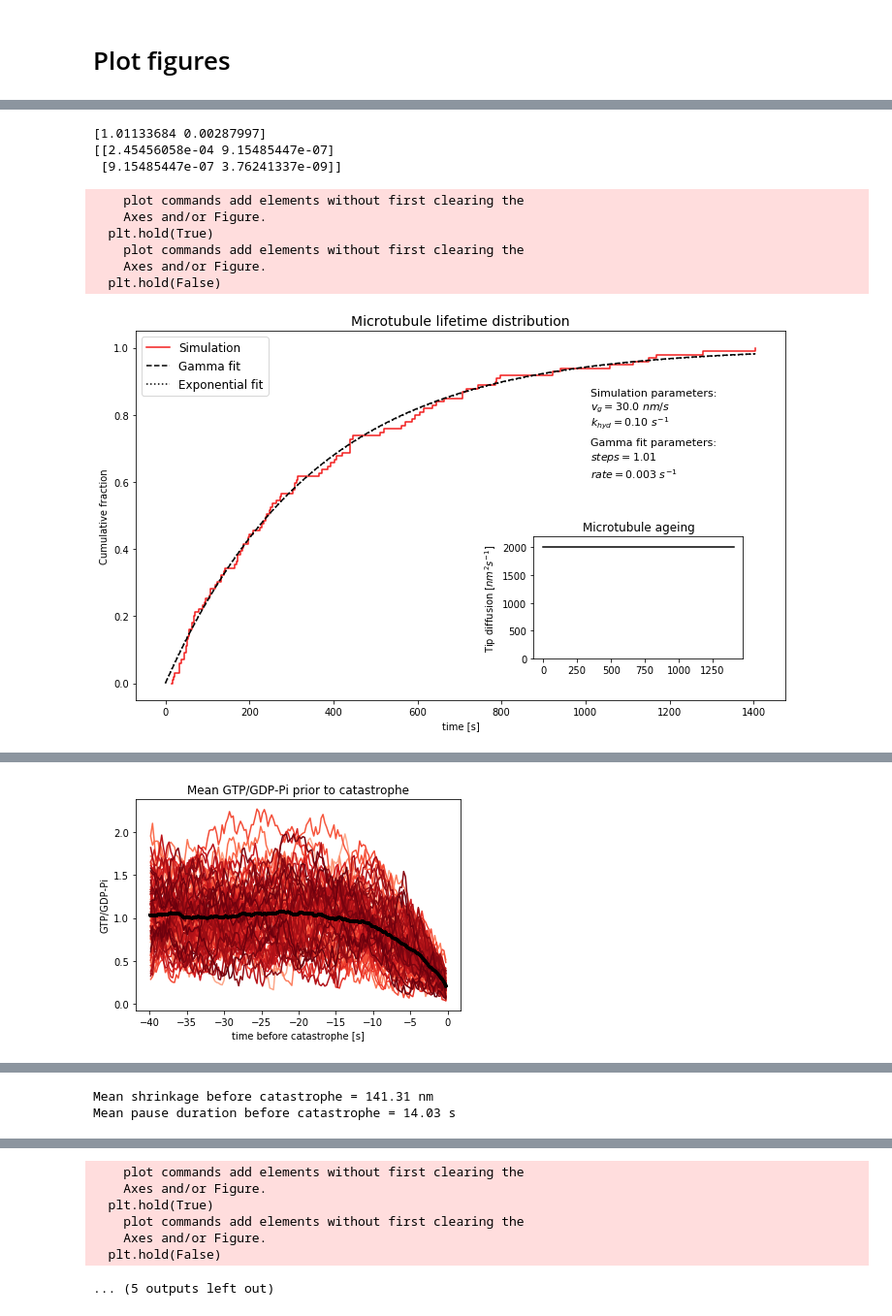
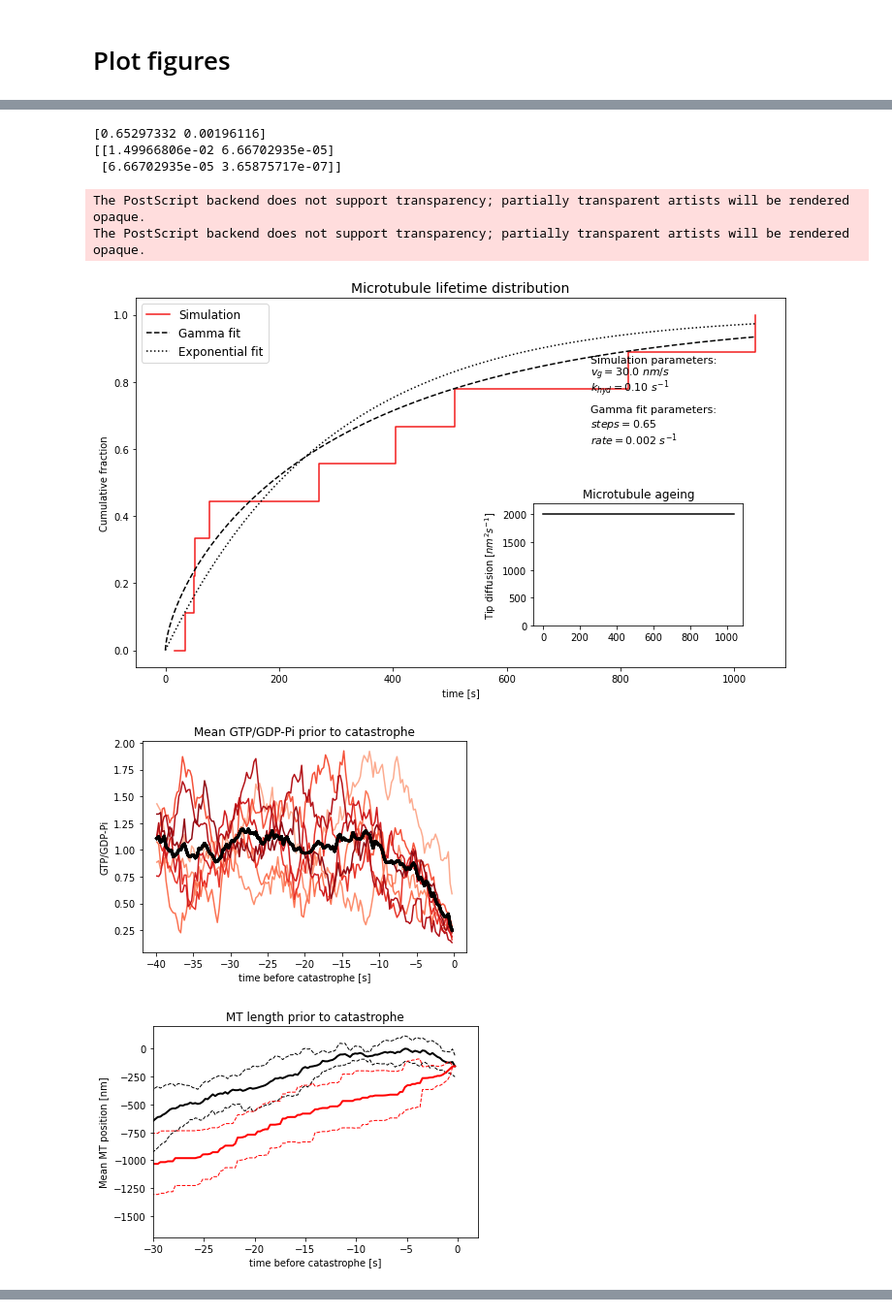
Before and after one commit to mwakok/mt-dynamics, a Jupyter notebook: notebooks/MT_simulation_single_run.ipynb, the cells around one changed output, grey strips where cells are left out. Shown at 97% size. Drawn from its saved outputs; the diff is of its cells as text; code cells hidden in the pictures.

```diff
--- a/notebooks/MT_simulation_single_run.ipynb
+++ b/notebooks/MT_simulation_single_run.ipynb
@@ -38,13 +37,14 @@ simPa = ParameterSet(simParameters.simParameters)
 ### Create folder based on date
 # %%
 # Read actual time + date
-DATE = str(date.today());
-TIME = str(strftime('%X'))
-TIME = TIME.replace(':','-')
+now = datetime.now()
+date_time = now.strftime("%m-%d-%Y__%H-%M-%S")
 
 # Create main folder to save data
-PATH_RESULTS = ROOT + 'SIM_RUNS\\' + DATE + '___' + TIME +'\\'
+PATH_RESULTS = os.path.join(ROOT, 'SIM_RUNS', date_time)
 
+if not os.path.exists(os.path.join(ROOT, 'SIM_RUNS')):
+    os.makedirs(os.path.join(ROOT, 'SIM_RUNS'))
 if simPa.record_data == True:
     os.mkdir(PATH_RESULTS) # create (sub)folder
 # %% [markdown]
@@ -72,13 +72,13 @@ simPa
 # %% [markdown]
 ### Change parameters where necessary:
 # %%
-simPa.no_cat = 100
+simPa.no_cat = 10
 # %% [markdown]
 # Start actual simulation run
 # %%
 dt, MT_length_sum, MT_length_full, CATASTROPHE_TIMES, CATASTROPHE_LENGTH, barrier_contact_times, \
 EB_comet_sum, cap_end, Cap_threshold, frame_rate_actual, EB_profiles, washout_times, \
-catastrophe_washout, cap_end_sum  = sMAIN.MT_RUN(simPa)
+catastrophe_washout, cap_end_sum  = sMAIN.mt_run(simPa)
 # %% [output]
 EB:  0    kBC:  0.1    D_tip:  2000
 --- time step dt = 0.246 s
@@ -181,4 +172,4 @@ else:
     Cum_dist = np.sort(Cum_dist)
 
 Cum_dist_exp = []
-file_figure = PATH_RESULTS + DATE
+file_figure = os.path.join(PATH_RESULTS, now.strftime("%m-%d-%Y"))
@@ -199,7 +194,7 @@ if simPa.plot_figures:
 
     # FIG 2,... ----- Plot cumulative catastrophe distribution with fits------------------
     if not simPa.washout and not simPa.barrier:
-        plotf.fig_dist_fit(simPa, file_figure, 2, Cum_dist, dt)
+        plotf.fig_dist_fit(simPa, file_figure, 2, Cum_dist)
 
 
     # FIG 3 ----------- EB signal at barrier ------------------------------------
@@ -251,10 +246,8 @@ if simPa.plot_figures:
-[1.01133684 0.00287997]
-[[2.45456058e-04 9.15485447e-07]
- [9.15485447e-07 3.76241337e-09]]
+[0.65297332 0.00196116]
+[[1.49966806e-02 6.66702935e-05]
+ [6.66702935e-05 3.65875717e-07]]
-    plot commands add elements without first clearing the
-    Axes and/or Figure.
-  plt.hold(True)
-    plot commands add elements without first clearing the
-    Axes and/or Figure.
-  plt.hold(False)
+The PostScript backend does not support transparency; partially transparent artists will be rendered opaque.
+The PostScript backend does not support transparency; partially transparent artists will be rendered opaque.
-[figure, old version]
+[figure, new version]
+[figure, new version]
+[figure, new version]
@@ -267 +255,0 @@ if simPa.plot_figures:
-[figure, old version]
@@ -275,2 +263,0 @@ if simPa.plot_figures:
-Mean shrinkage before catastrophe = 141.31 nm
-Mean pause duration before catastrophe = 14.03 s
@@ -278,7 +263,0 @@ Mean pause duration before catastrophe = 14.03 s
-    plot commands add elements without first clearing the
-    Axes and/or Figure.
-  plt.hold(True)
-    plot commands add elements without first clearing the
-    Axes and/or Figure.
-  plt.hold(False)
-... (5 outputs left out)
```
Also changed, not shown: parts of 10 cells of this notebook.
